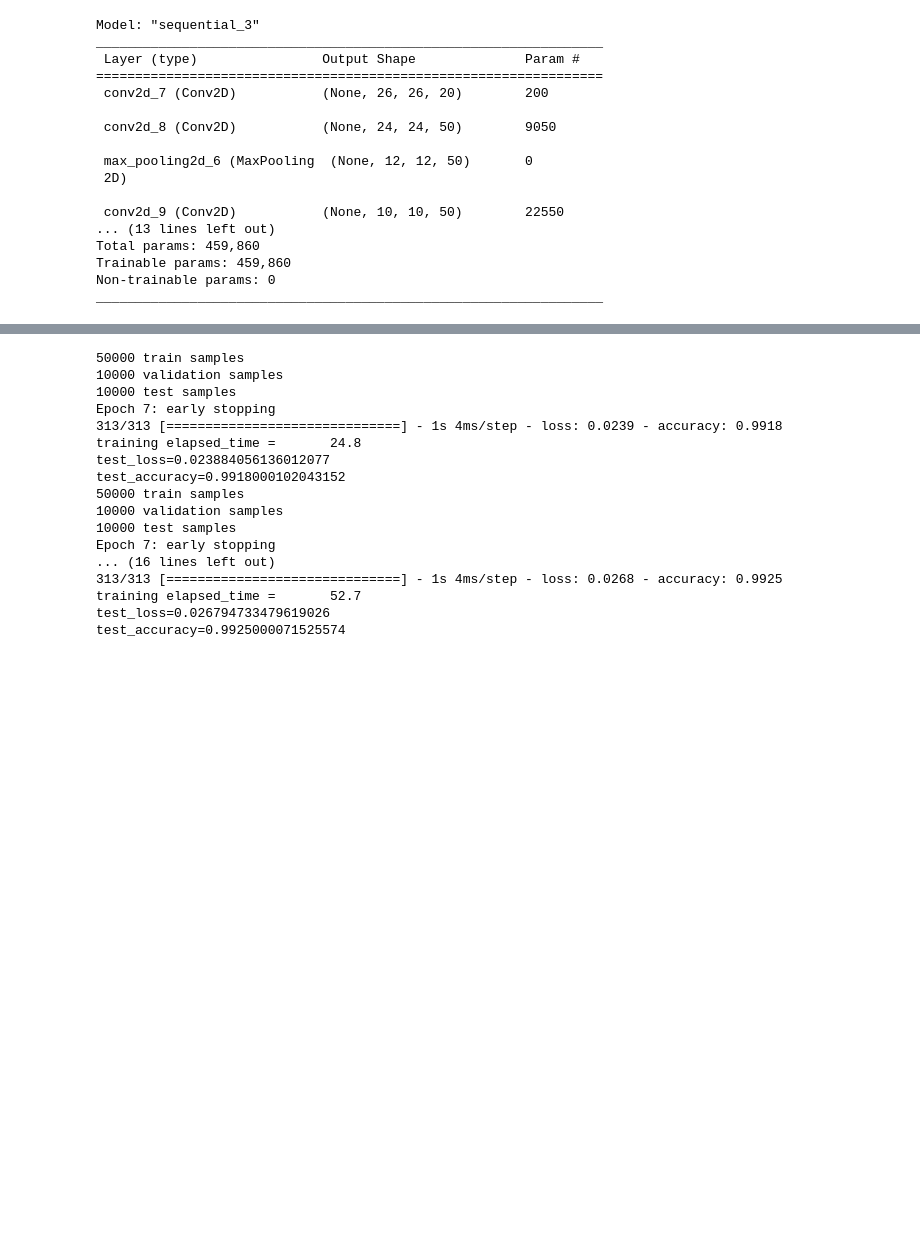
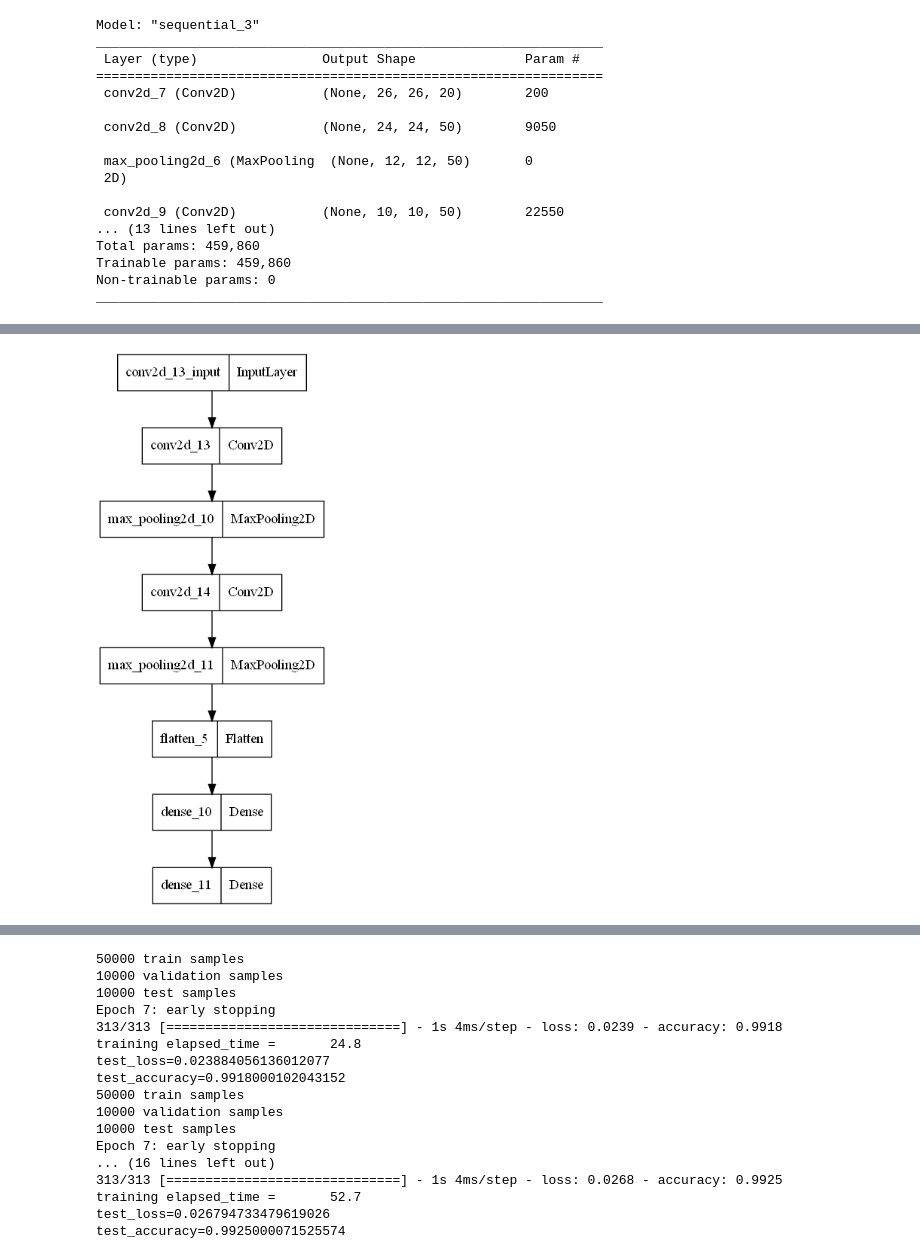
Before and after one commit to albert-kepner/Week6_DL_FinalProject, a Jupyter notebook: CNN_Models.ipynb, the cells around one changed output, grey strips where cells are left out. Drawn from its saved outputs; the diff is of its cells as text; code cells hidden in the pictures; blank space fills up the shorter version.

```diff
--- a/CNN_Models.ipynb
+++ b/CNN_Models.ipynb
@@ -234,0 +240,4 @@ _________________________________________________________________
+# %%
+plot_model(create_CNN_Model2())
+# %% [output]
+[figure, added]
```
Also changed, not shown: parts of 26 cells of this notebook, 4 other files.
